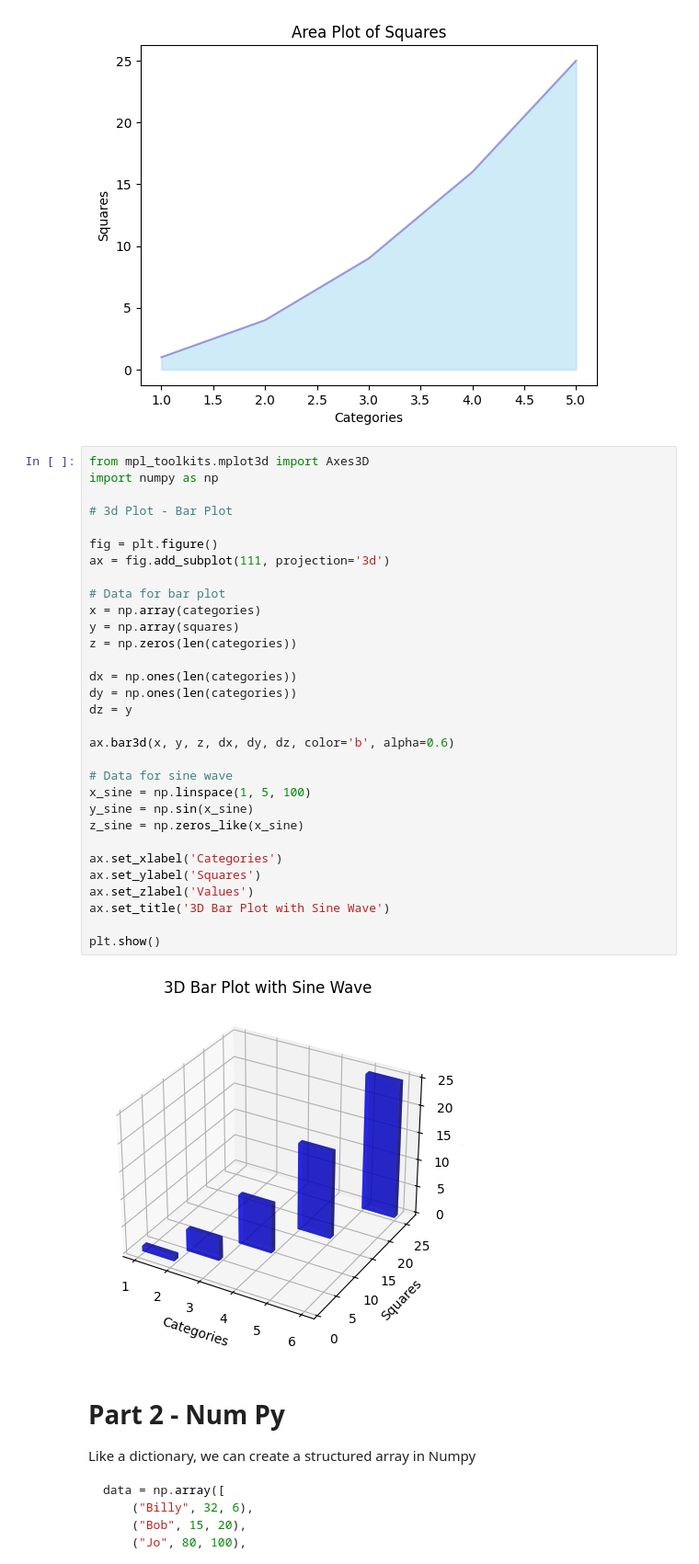
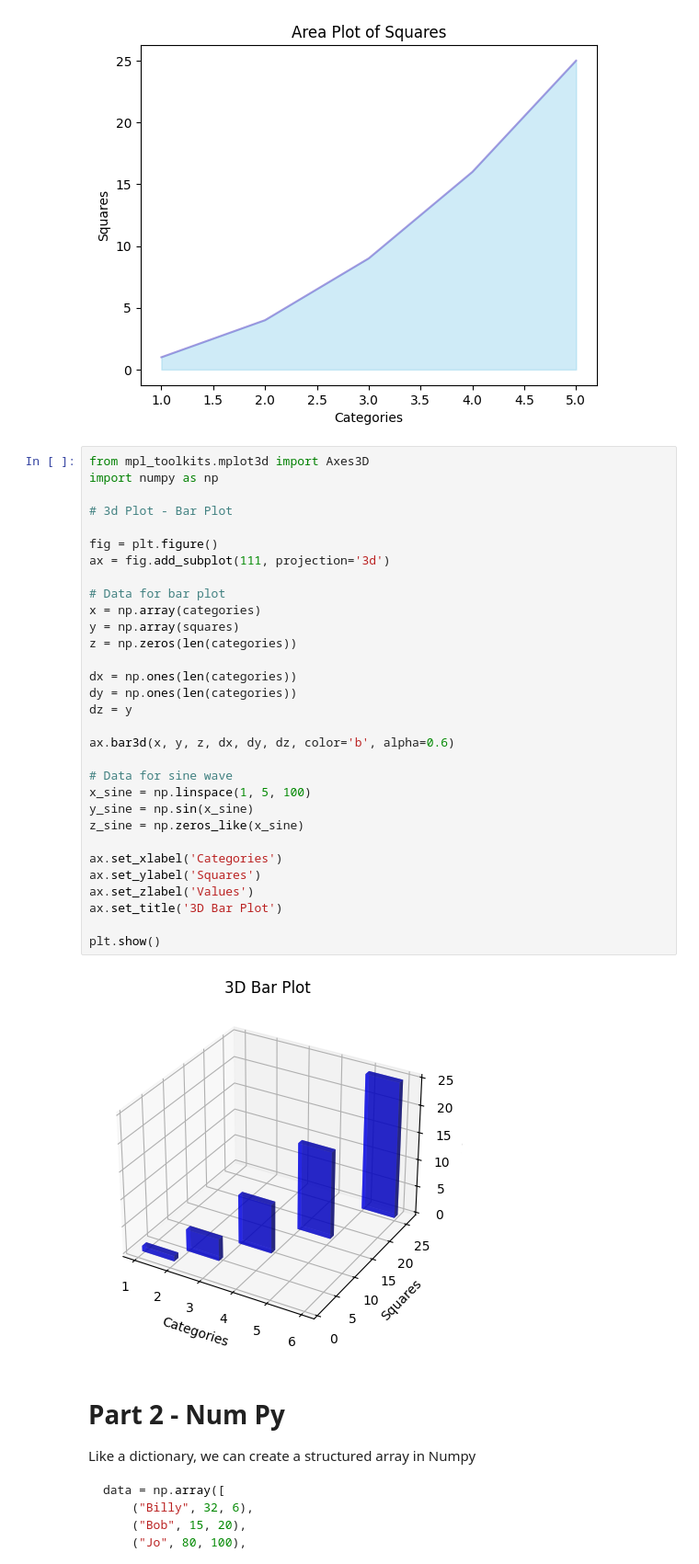
Before and after one commit to ETE4990-S25/homeworkfolder-Gizmofire, a Jupyter notebook: Homework/Homework 05/Homework05- MatPlot_NumPy.ipynb, the cells around one changed output. Shown at 92% size. Cells and saved outputs as stored; diff of their text form.

```diff
--- a/Homework/Homework 05/Homework05- MatPlot_NumPy.ipynb
+++ b/Homework/Homework 05/Homework05- MatPlot_NumPy.ipynb
@@ -77,35 +77,35 @@ plt.show()
 from mpl_toolkits.mplot3d import Axes3D
 import numpy as np
 
 # 3d Plot - Bar Plot
 
 fig = plt.figure()
 ax = fig.add_subplot(111, projection='3d')
 
 # Data for bar plot
 x = np.array(categories)
 y = np.array(squares)
 z = np.zeros(len(categories))
 
 dx = np.ones(len(categories))
 dy = np.ones(len(categories))
 dz = y
 
 ax.bar3d(x, y, z, dx, dy, dz, color='b', alpha=0.6)
 
 # Data for sine wave
 x_sine = np.linspace(1, 5, 100)
 y_sine = np.sin(x_sine)
 z_sine = np.zeros_like(x_sine)
 
 ax.set_xlabel('Categories')
 ax.set_ylabel('Squares')
 ax.set_zlabel('Values')
-ax.set_title('3D Bar Plot with Sine Wave')
+ax.set_title('3D Bar Plot')
 
 plt.show()
 # %% [output]
-[figure, old version]
+[figure, new version]
 # %% [markdown]
 # Part 2 - Num Py
 Like a dictionary, we can create a structured array in Numpy
```
Also changed, not shown: parts of 1 cell of this notebook, 2 other files.
